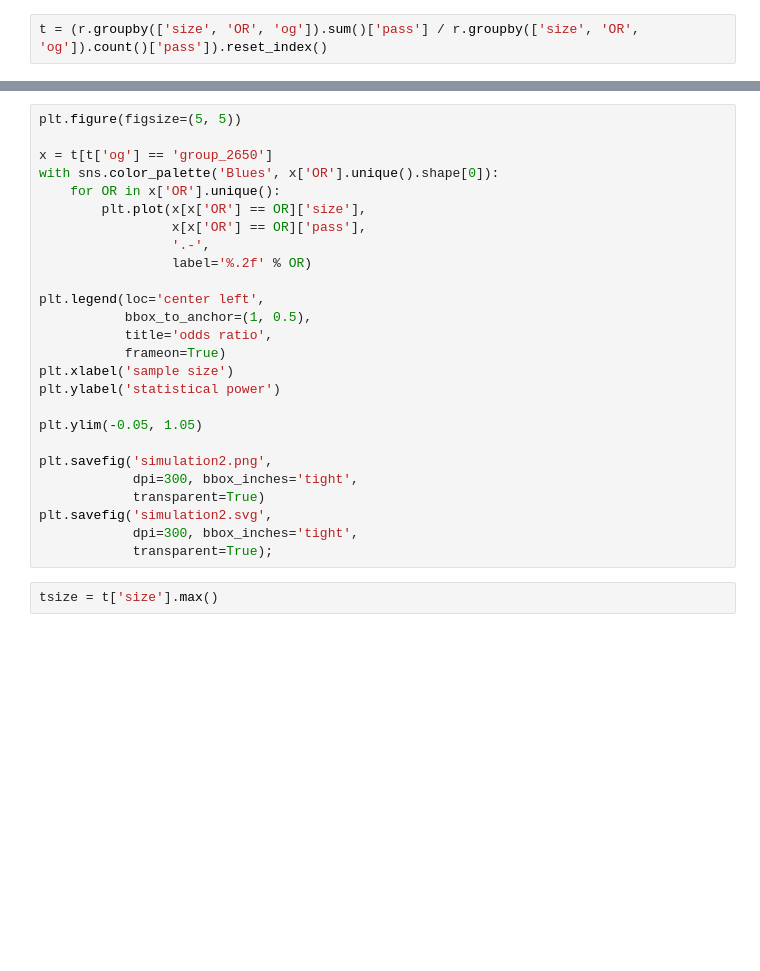
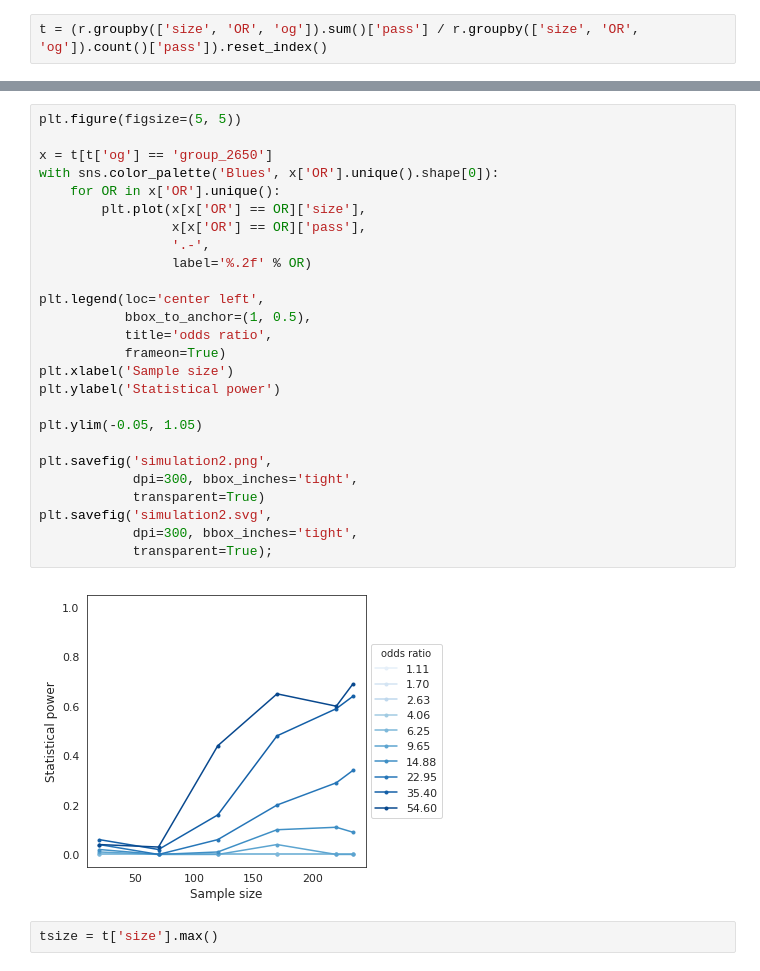
Before and after one commit to mgalardini/2018_ecoli_pathogenicity, a Jupyter notebook: templates/simulations.ipynb, the cells around one changed output, grey strips where cells are left out. Drawn from its saved outputs; the diff is of its cells as text; blank space fills up the shorter version.

```diff
--- a/templates/simulations.ipynb
+++ b/templates/simulations.ipynb
@@ -49,29 +51,31 @@ plt.savefig('simulation1.svg',
 # %%
 plt.figure(figsize=(5, 5))
 
 x = t[t['og'] == 'group_2650']
 with sns.color_palette('Blues', x['OR'].unique().shape[0]):
     for OR in x['OR'].unique():
         plt.plot(x[x['OR'] == OR]['size'],
                  x[x['OR'] == OR]['pass'],
                  '.-',
                  label='%.2f' % OR)
 
 plt.legend(loc='center left',
            bbox_to_anchor=(1, 0.5),
            title='odds ratio',
            frameon=True)
-plt.xlabel('sample size')
-plt.ylabel('statistical power')
+plt.xlabel('Sample size')
+plt.ylabel('Statistical power')
 
 plt.ylim(-0.05, 1.05)
 
 plt.savefig('simulation2.png',
             dpi=300, bbox_inches='tight',
             transparent=True)
 plt.savefig('simulation2.svg',
             dpi=300, bbox_inches='tight',
             transparent=True);
+# %% [output]
+[figure, added]
 # %%
 tsize = t['size'].max()
 # %%
```
Also changed, not shown: parts of 3 cells of this notebook.
